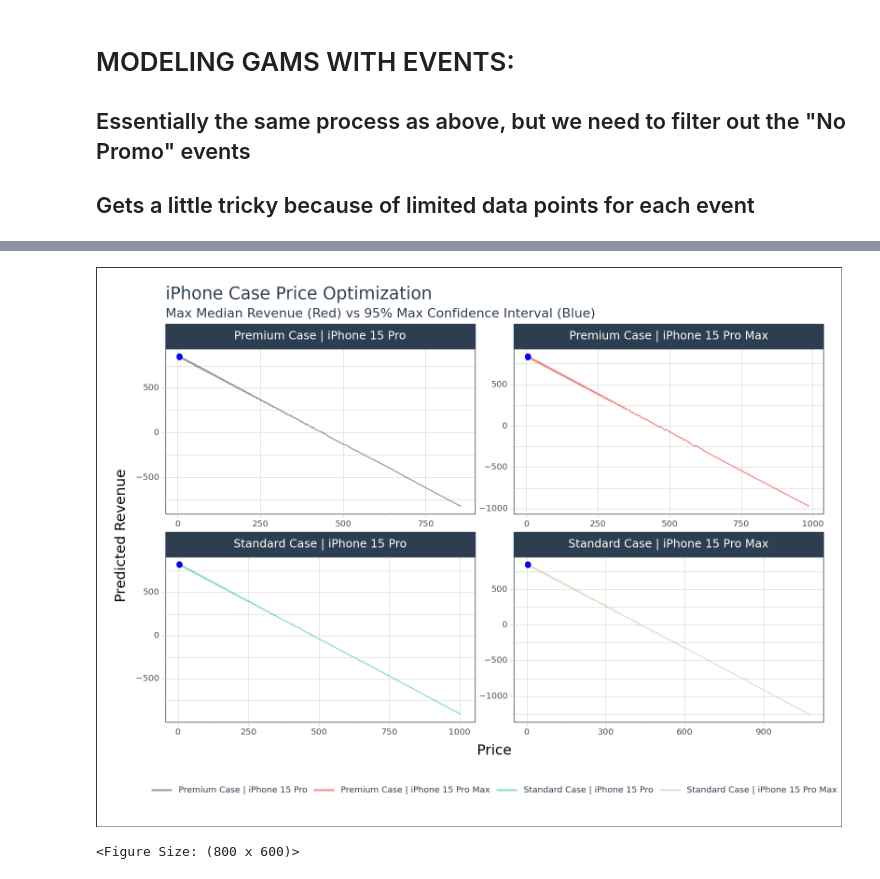
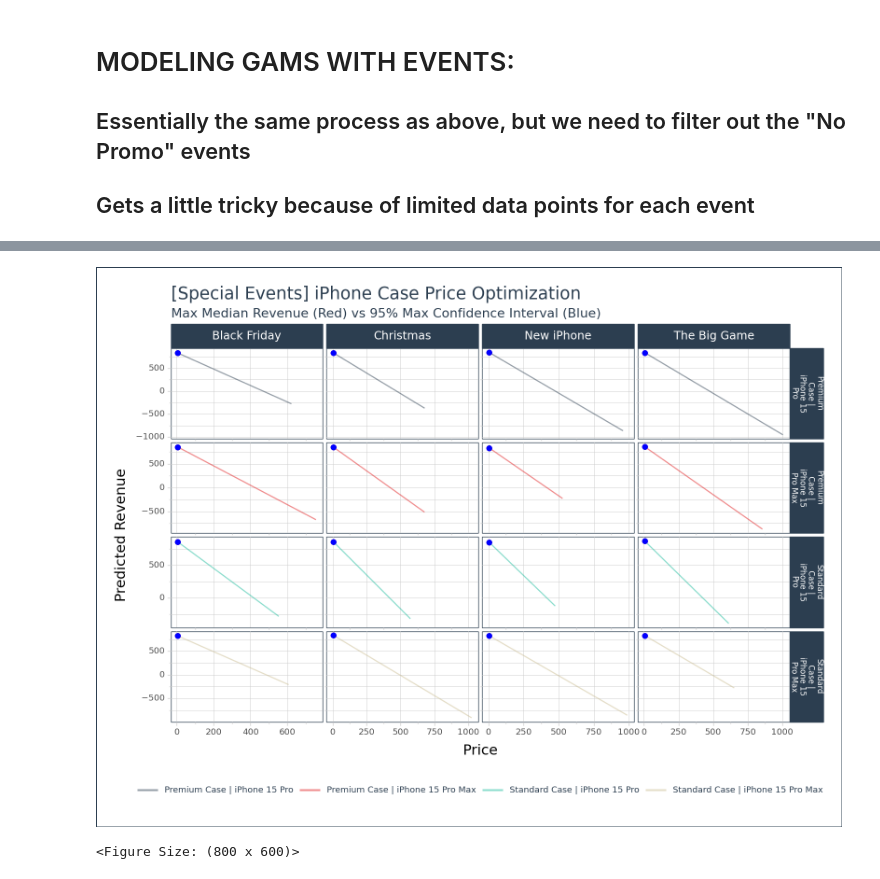
Before and after one commit to AleemRahil/GAMs_for_Pricing_Optimization_Strategy, a Jupyter notebook: GAMs_for_Pricing_Optimization_Strategy.ipynb, the cells around one changed output, grey strips where cells are left out. Saved outputs shown, nothing was run; the diff lists cells and outputs as text; code cells hidden in the pictures.

```diff
--- a/GAMs_for_Pricing_Optimization_Strategy.ipynb
+++ b/GAMs_for_Pricing_Optimization_Strategy.ipynb
@@ -51,7 +51,7 @@ quantity = np.concatenate([quantity, outlier_quantity])
 products = ["Standard Case | iPhone 15 Pro Max", "Premium Case | iPhone 15 Pro Max", "Standard Case | iPhone 15 Pro", "Premium Case | iPhone 15 Pro"]
 
 # Create a list of events
-events = ["No Promo", "Black Friday", "New iPhone", "Christmas"]
+events = ["No Promo", "Black Friday", "New iPhone", "Christmas", "The Big Game"]
 # %%
 import random
 # %%
@@ -775,29 +777,29 @@ best_025 = events_only_gam_results \
 # %%
 # Visualize the GAM Revenue Optimization Results
 
-(
-  ggplot(
-      data = events_only_gam_results,
-      mapping = aes(x='price', y='revenue_pred_0.5', color='product', group = 'product')
-  ) + \
-    geom_ribbon(aes(ymax = 'revenue_pred_0.975', ymin = 'revenue_pred_0.025'), fill = '#d3d3d3', color='#FF000000', alpha=0.5, show_legend = False) + \
-    # Uncomment to add actual revenue points
-    geom_point(aes(ymax = 'revenue_actual'),  color='#FF000000', alpha=0.5) + \
-    geom_line(aes(y='revenue_pred_0.5'), alpha=0.5) + \
-    geom_point(data=best_50, color='red') + \
-    geom_point(data=best_975, mapping = aes(y='revenue_pred_0.975') , color='blue') + \
-    geom_point(data=best_025, mapping = aes(y='revenue_pred_0.025') , color='blue') + \
-    # geom_line(aes(y='pred_0.5'), color = 'blue') + \
-    facet_wrap('product', scales='free') + \
-    labs(
-        title = 'iPhone Case Price Optimization',
-        subtitle = 'Max Median Revenue (Red) vs 95% Max Confidence Interval (Blue)',
-        x='Price',
-        y='Predicted Revenue'
-        ) + \
-    scale_color_manual(values = list(tk.palette_timetk().values())) + \
-    tk.theme_timetk(width = 800, height = 600)
-)
+# Define the wrap function
+def wrap_label(label, width=10):
+  return '\n'.join(textwrap.wrap(label, width=width))
+
+
+ggplot(
+    data = events_only_gam_results,
+    mapping = aes(x='price', y='revenue_pred_0.5', color='product', group = 'product')
+) + \
+  geom_line(alpha=0.5) + \
+  geom_point(data=best_50, color='red') + \
+  geom_point(data=best_975, mapping = aes(y='revenue_pred_0.975') , color='blue') + \
+  geom_point(data=best_025, mapping = aes(y='revenue_pred_0.025') , color='blue') + \
+  facet_grid('product ~ event', scales='free', labeller = labeller(product=wrap_label)) + \
+  labs(
+      title = '[Special Events] iPhone Case Price Optimization',
+      subtitle = 'Max Median Revenue (Red) vs 95% Max Confidence Interval (Blue)',
+      x='Price',
+      y='Predicted Revenue'
+      ) + \
+  scale_color_manual(values = list(tk.palette_timetk().values())) + \
+  tk.theme_timetk(width = 800, height = 600) + \
+  theme(strip_text_y=element_text(size=6))
 # %% [output]
-[figure, old version]
+[figure, new version]
 <Figure Size: (800 x 600)>
```
Also changed, not shown: parts of 30 cells of this notebook.
